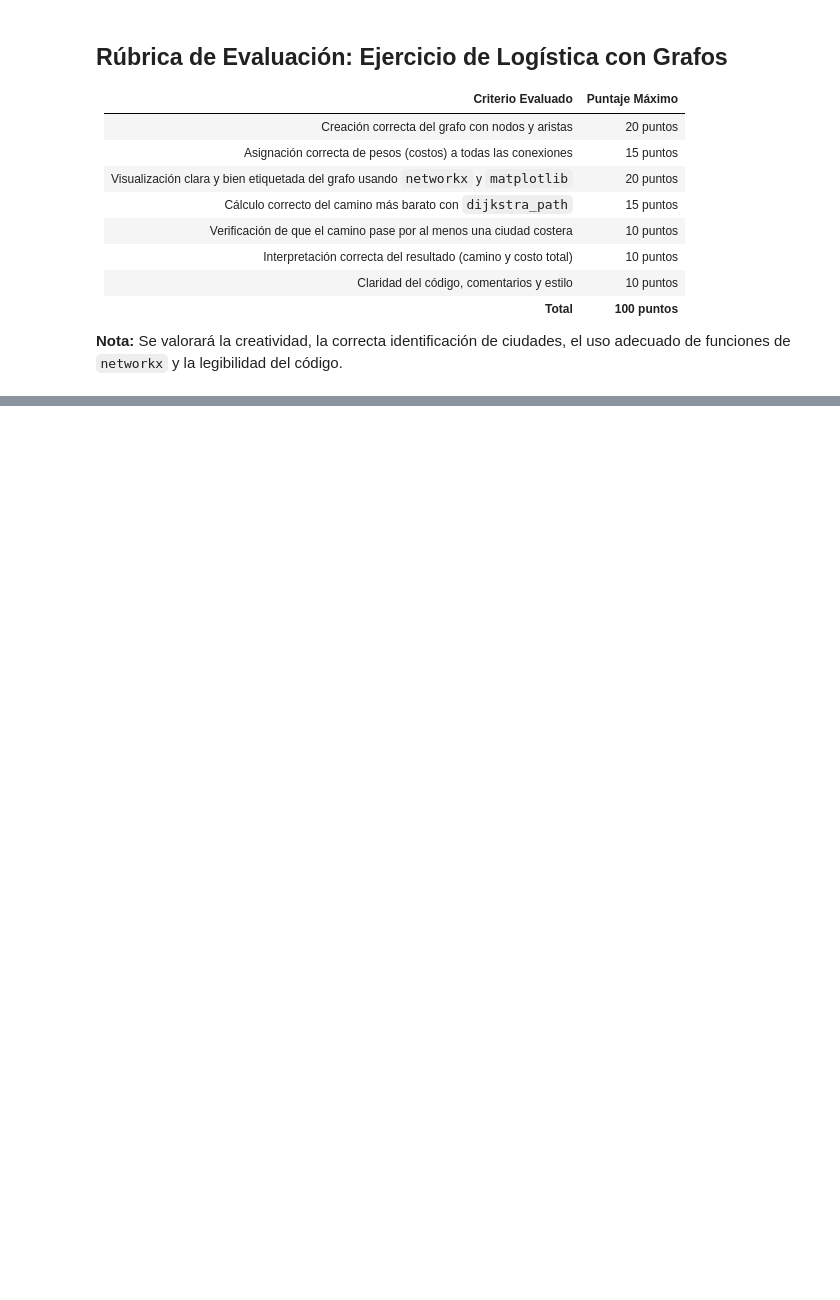
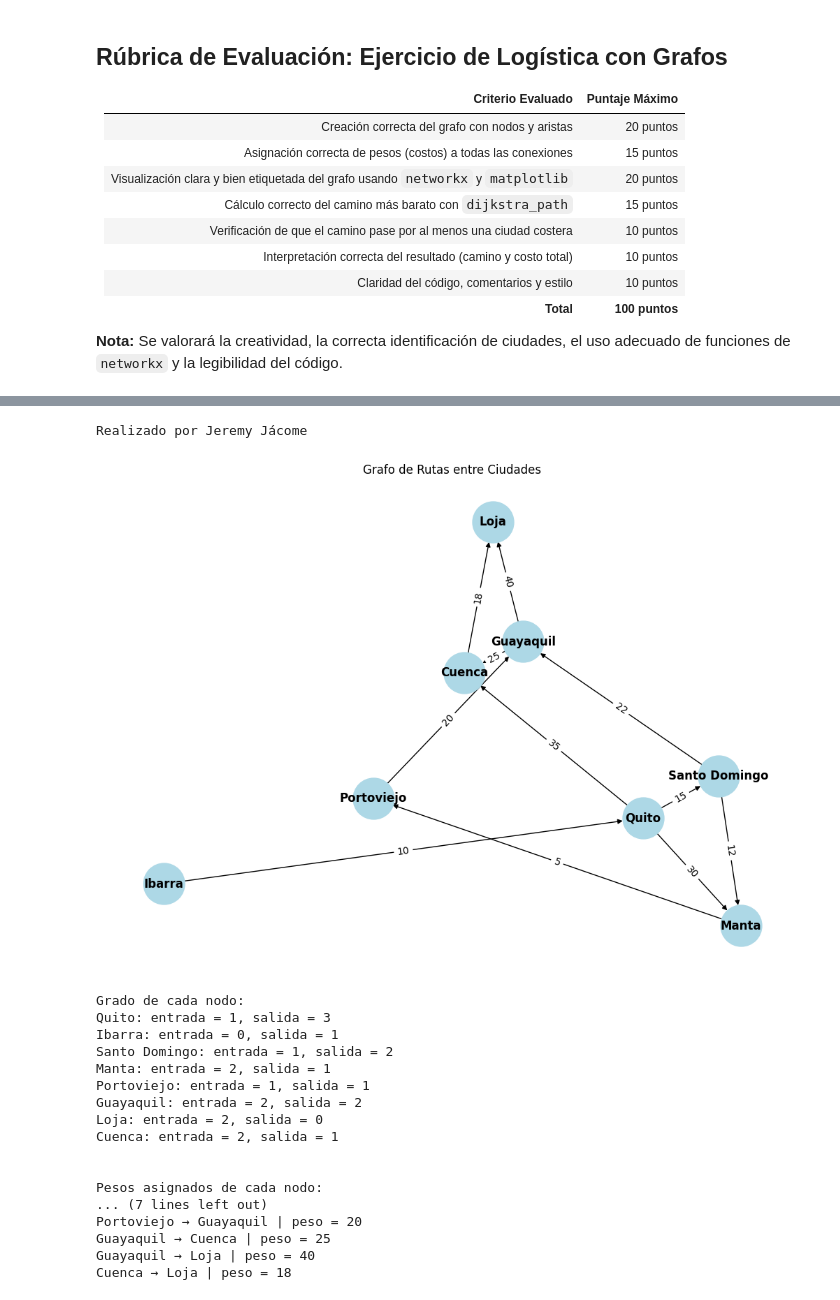
Before and after one commit to jeremyja28/Programacion-IV-semana-1-2-3-4, a Jupyter notebook: Grafos/2_2_Ejercicio_Complejo_Logistica.ipynb, the cells around one changed output, grey strips where cells are left out. Drawn from its saved outputs; the diff is of its cells as text; code cells hidden in the pictures; blank space fills up the shorter version.

Commit message:
Introducción a grafos

```diff
--- a/Grafos/2_2_Ejercicio_Complejo_Logistica.ipynb
+++ b/Grafos/2_2_Ejercicio_Complejo_Logistica.ipynb
@@ -51,0 +94,72 @@ Una empresa de logística realiza entregas entre distintas ciudades del Ecuador.
+# %%
+#2. Representar el grafo visualmente.
+print("Realizado por Jeremy Jácome")
+# 📦 Importamos librerías necesarias
+import networkx as nx
+import matplotlib.pyplot as plt
+
+# 🧠 Creamos un grafo dirigido y ponderado
+G = nx.DiGraph()
+
+# 🧱 Añadimos nodos manualmente (opcional, también se crean automáticamente al agregar aristas)
+G.add_nodes_from(['Quito', 'Ibarra', 'Santo Domingo', 'Manta', 'Portoviejo', 'Guayaquil', 'Loja'])
+
+# ➕ Añadimos aristas con pesos usando el parámetro 'weight'
+G.add_edge('Ibarra', 'Quito', weight=10)
+G.add_edge('Quito', 'Santo Domingo', weight=15)
+G.add_edge('Quito', 'Manta', weight=30)
+G.add_edge('Santo Domingo', 'Manta', weight=12)
+G.add_edge('Manta', 'Portoviejo', weight=5)
+G.add_edge('Portoviejo', 'Guayaquil', weight=20)
+G.add_edge('Guayaquil', 'Cuenca', weight=25)
+G.add_edge('Cuenca', 'Loja', weight=18)
+G.add_edge('Quito', 'Cuenca', weight=35)
+G.add_edge('Santo Domingo', 'Guayaquil', weight=22)
+G.add_edge('Guayaquil', 'Loja', weight=40)
+# 🎯 Posiciones para graficar el grafo (usa spring_layout para distribución estética)
+pos = nx.spring_layout(G, seed=60)
+
+# 🎨 Dibujamos nodos y aristas
+plt.figure(figsize=(10, 7))
+nx.draw(
+    G, pos, with_labels=True,
+    node_color='lightblue', node_size=1800,
+    font_size=12, font_weight='bold', arrows=True
+)
+
+# 🏷️ Extraemos los pesos de las aristas para dibujarlos como etiquetas
+edge_labels = nx.get_edge_attributes(G, 'weight')
+nx.draw_networkx_edge_labels(G, pos, edge_labels=edge_labels)
+
+# 🧾 Título
+plt.title("Grafo de Rutas entre Ciudades")
+plt.axis('off')
+plt.show()
+# Grado de cada nodo
+print("Grado de cada nodo:")
+for nodo in G.nodes:
+    print(f"{nodo}: entrada = {G.in_degree(nodo)}, salida = {G.out_degree(nodo)}")
+# Mostrar todos los pesos asignados
+print("\n\nPesos asignados de cada nodo:")
+for u, v, datos in G.edges(data=True):
+    print(f"{u} → {v} | peso = {datos['weight']}")
+# %% [output]
+Realizado por Jeremy Jácome
+[figure, added]
+Grado de cada nodo:
+Quito: entrada = 1, salida = 3
+Ibarra: entrada = 0, salida = 1
+Santo Domingo: entrada = 1, salida = 2
+Manta: entrada = 2, salida = 1
+Portoviejo: entrada = 1, salida = 1
+Guayaquil: entrada = 2, salida = 2
+Loja: entrada = 2, salida = 0
+Cuenca: entrada = 2, salida = 1
+
+
+Pesos asignados de cada nodo:
+... (7 lines left out)
+Portoviejo → Guayaquil | peso = 20
+Guayaquil → Cuenca | peso = 25
+Guayaquil → Loja | peso = 40
+Cuenca → Loja | peso = 18
```
Also changed, not shown: parts of 3 cells of this notebook.
